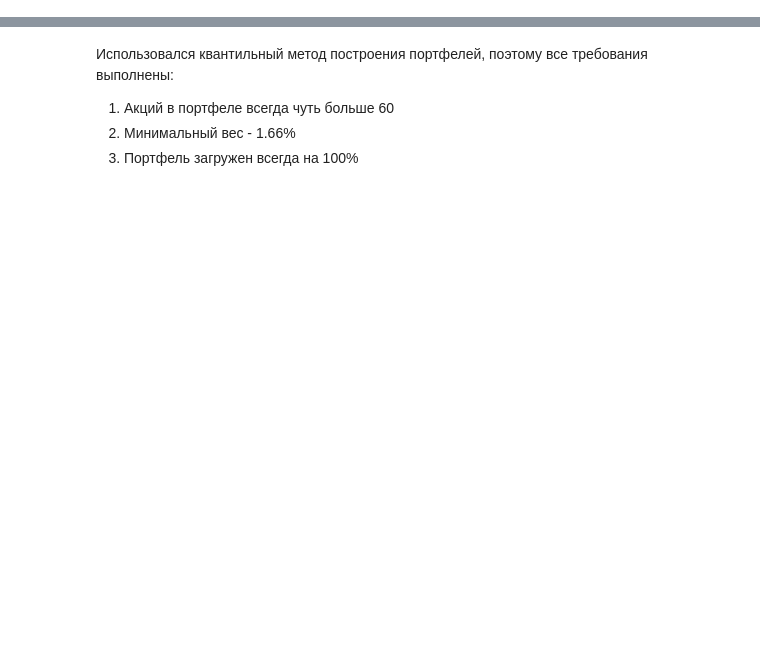
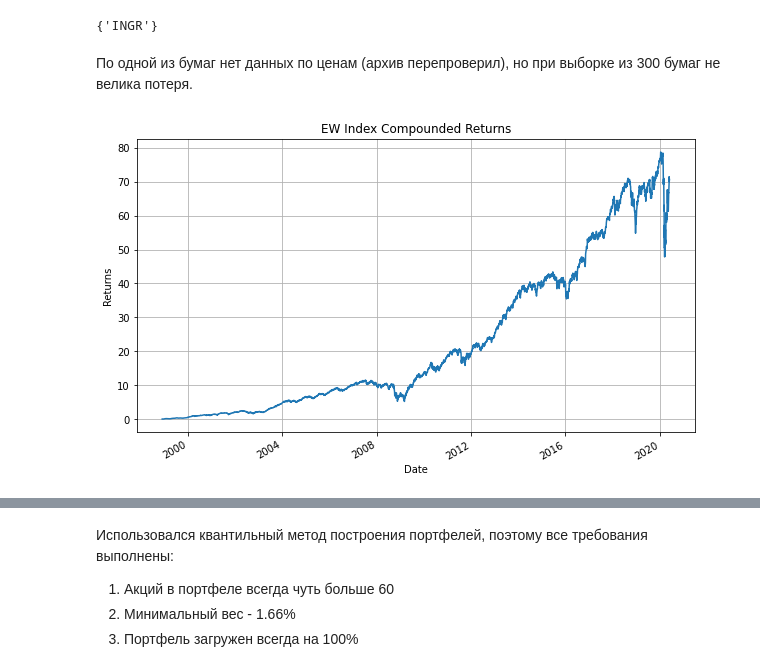
Before and after one commit to eura17/ff-case, a Jupyter notebook: task-2.ipynb, the cells around one changed output, grey strips where cells are left out. Saved outputs shown, nothing was run; the diff lists cells and outputs as text; code cells hidden in the pictures; blank space fills up the shorter version.

```diff
--- a/task-2.ipynb
+++ b/task-2.ipynb
@@ -26,0 +40,6 @@ $$SR \ge 0.36, CAGR \ge 6.3\%$$
+# %%
+set(meta.ticker) - set(prices.columns)
+# %% [output]
+{'INGR'}
+# %% [markdown]
+По одной из бумаг нет данных по ценам (архив перепроверил), но при выборке из 300 бумаг не велика потеря.
@@ -27,11 +57,10 @@ $$SR \ge 0.36, CAGR \ge 6.3\%$$
 # %%
-returns_calculator = pqr.utils.partial(
-    pqr.calculate_returns,
-    universe_returns=pqr.prices_to_returns(prices),
-)
-
-benchmark = pqr.Benchmark.from_universe(
-    universe=prices.notnull(),
-    allocator=pqr.equal_weights,
-    calculator=returns_calculator,
-)
+pqr.metrics.compounded_returns(benchmark).plot(
+    figsize=(10, 6),
+    title="EW Index Compounded Returns",
+    xlabel="Date",
+    ylabel="Returns",
+    grid=True,
+);
+# %% [output]
+[figure, added]
```
Also changed, not shown: parts of 37 cells of this notebook, 1 other file.
